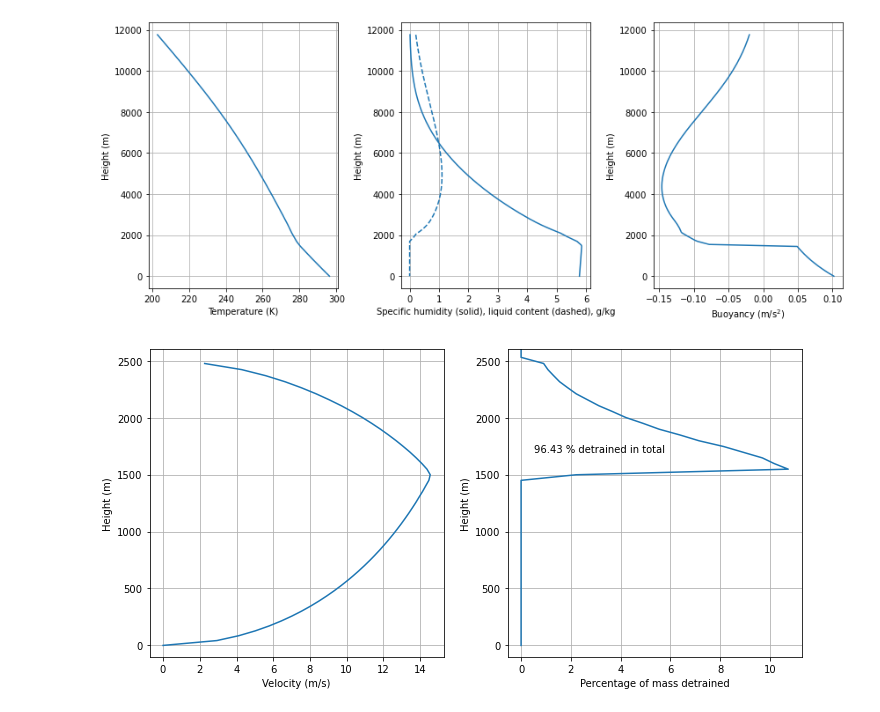
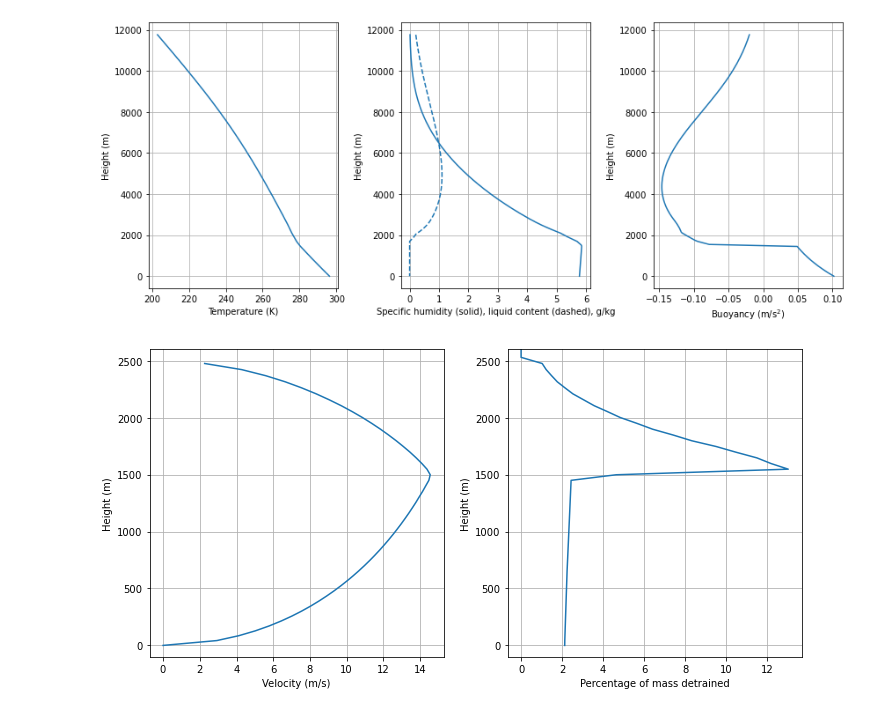
Before and after one commit to tschanzer/convection-scheme, a Jupyter notebook: notebooks/extension_to_updrafts.ipynb, the cells around one changed output. Cells and saved outputs as stored; diff of their text form; code cells hidden in the pictures.

```diff
--- a/notebooks/extension_to_updrafts.ipynb
+++ b/notebooks/extension_to_updrafts.ipynb
@@ -438,7 +438,8 @@ $$
     \frac{m}{m_0} = \exp \left( \int_{z_0}^z \nu(z') ~\mathrm{d}z' \right).
 $$
 # %%
-def detrained_mass(height, velocity, buoyancy, dnu_db, *, kind):
+def detrained_mass(
+        height, velocity, buoyancy, dnu_db, entrainment_rate, *, kind):
     """
     Calculate the fractional mass detrained from a thermal at each level.
 
@@ -451,6 +452,7 @@ def detrained_mass(height, velocity, buoyancy, dnu_db, *, kind):
             rate nu. When the buoyancy b is negative, nu is zero,
             and when b > 0, nu = b*dnu_db. The units of dnu_db should be
             s^2/m^2.
+        entrainment_rate: Entrainment rate.
         kind: 'up' for updrafts, 'down' for downdrafts.
 
     Returns:
@@ -492,7 +494,7 @@ def detrained_mass(height, velocity, buoyancy, dnu_db, *, kind):
     thickness[0] = height[0] - height[1]  # topmost layer
     thickness[-1] = height[-2] - height[-1]  # surface layer
     # change in fractional mass is approx. m * nu * delta z
-    m_deposited = m_remaining*nu*thickness
+    m_deposited = m_remaining*(entrainment_rate + nu)*thickness
     return np.where(np.isnan(m_deposited), 0*units.dimensionless, m_deposited)
 # %% [markdown]
 ## Testing: downdraft
@@ -574,7 +575,8 @@ t_mix, q_mix, l_mix, b_mix = heterogeneous_properties(
 velocity = velocity_profile(i_init, w_initial, b_mix, height, kind='up')
 
 m_detrained = detrained_mass(
-    height, velocity, b_mix, 3e-2*units.second**2/units.meter**2, kind='up')
+    height, velocity, b_mix, 3e-2*units.second**2/units.meter**2,
+    rate, kind='up')
 # %%
 fig, (ax1, ax2, ax3) = plt.subplots(1, 3, figsize=(12,5))
 
@@ -599,15 +601,13 @@ fig.tight_layout()
 # %%
 fig, (ax1, ax2) = plt.subplots(1, 2, figsize=(10,5))
 ax1.plot(velocity, height)
 ax1.set(xlabel='Velocity (m/s)', ylabel='Height (m)')
 ax2.plot(m_detrained*1e2, height)
 ax2.set(xlabel='Percentage of mass detrained', ylabel='Height (m)')
-ax2.text(0.5, 1700,
-         '{:.2f} % detrained in total'.format(np.sum(m_detrained.m)*1e2))
 ax1.set_ylim(-100, 2600)
 ax2.set_ylim(-100, 2600)
 ax1.grid()
 ax2.grid()
 fig.tight_layout()
 # %% [output]
-[figure, old version]
+[figure, new version]
```
Also changed, not shown: parts of 2 cells of this notebook, 3 other files.
